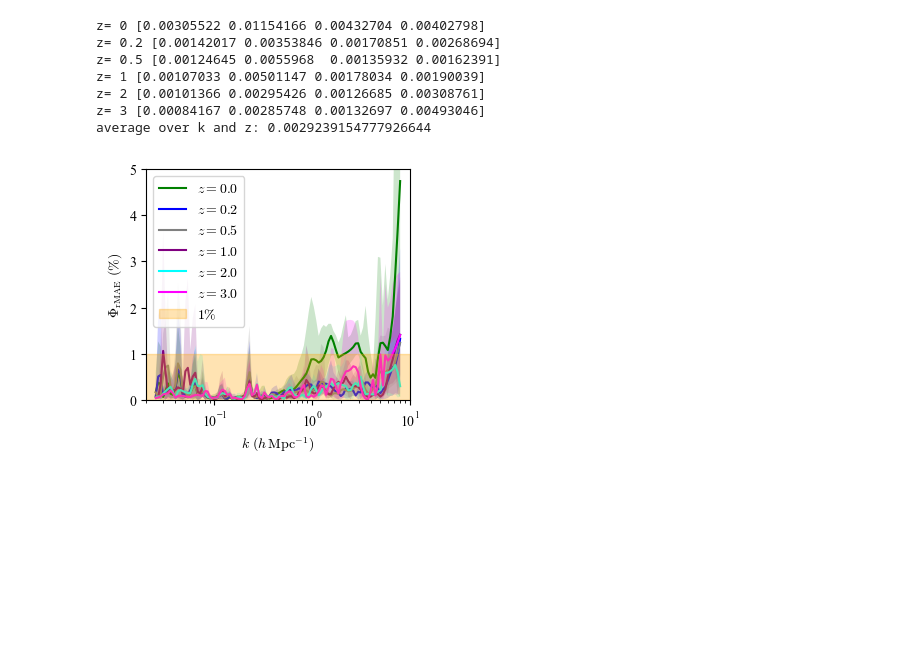
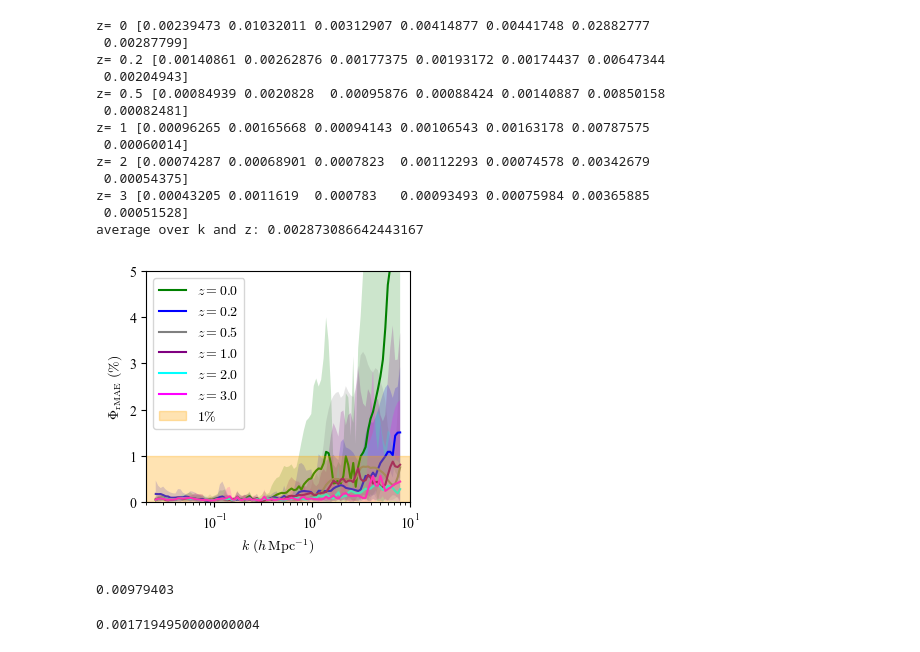
Before and after one commit to astro-YYH/GokuEmu, a Jupyter notebook: loo_error/loo_relative_errors_narrow.ipynb, the cells around one changed output. Drawn from its saved outputs; the diff is of its cells as text; code cells hidden in the pictures; blank space fills up the shorter version.

Commit message:
loo 7HF plot

```diff
--- a/loo_error/loo_relative_errors_narrow.ipynb
+++ b/loo_error/loo_relative_errors_narrow.ipynb
@@ -63,10 +63,12 @@ def rel_dif(x1, y1, x2, y2):
     delta_y = (interp_y2 - interp_y1) / interp_y1
     return common_x, delta_y
 # %%
-def rMAE_av_cosmo(pred_parent, sim_parent, z, n_HF):
+def rMAE_av_cosmo(pred_parent, sim_parent, z, n_HF, exclude=None):
     Ps_pred, nz_ind = load_pred(pred_parent, z, n_HF)
     k_sim, Ps_sim = load_sim(sim_parent, z, nz_ind)
     k, rAEs = rel_MAEs(k_sim, Ps_sim, k_sim, Ps_pred)
+    if exclude is not None:  # exclude some cosmologies
+        rAEs = np.delete(rAEs, exclude, axis=0)
     rMAE_av = np.mean(rAEs, axis=0)
 
     rAE_av_k = np.mean(rAEs, axis=1)
@@ -75,6 +77,19 @@ def rMAE_av_cosmo(pred_parent, sim_parent, z, n_HF):
     # min and max
     rMAE_min, rMAE_max = np.min(rAEs, axis=0), np.max(rAEs, axis=0)
     return k, rMAE_av, rMAE_min, rMAE_max, rAEs
+
+# def rMAE_av_cosmo(pred_parent, sim_parent, z, n_HF):
+#     Ps_pred, nz_ind = load_pred(pred_parent, z, n_HF)
+#     k_sim, Ps_sim = load_sim(sim_parent, z, nz_ind)
+#     k, rAEs = rel_MAEs(k_sim, Ps_sim, k_sim, Ps_pred)
+#     rMAE_av = np.mean(rAEs, axis=0)
+
+#     rAE_av_k = np.mean(rAEs, axis=1)
+#     print('z=', z, rAE_av_k)
+#     # print('z=', z, rAEs)
+#     # min and max
+#     rMAE_min, rMAE_max = np.min(rAEs, axis=0), np.max(rAEs, axis=0)
+#     return k, rMAE_av, rMAE_min, rMAE_max, rAEs
 
 def load_pred(pred_parent, z, n_HF):
     Ps_pred = []
@@ -95,8 +110,8 @@ def load_pred(pred_parent, z, n_HF):
     return Ps_pred, nz_ind
 
 def load_sim(sim_parent, z, nz_ind):
-    file_path = os.path.join(sim_parent, 'matter_power_564_Box1000_Part750_4_Box1000_Part3000_z%s/train_output_fidelity_1.txt' % z)
-    k_path = os.path.join(sim_parent, 'matter_power_564_Box1000_Part750_4_Box1000_Part3000_z%s/kf.txt' % z)
+    file_path = os.path.join(sim_parent, 'matter_power_564_Box1000_Part750_7_Box1000_Part3000_z%s/train_output_fidelity_1.txt' % z)
+    k_path = os.path.join(sim_parent, 'matter_power_564_Box1000_Part750_7_Box1000_Part3000_z%s/kf.txt' % z)
     lg_Ps = np.loadtxt(file_path)
     lg_Ps = lg_Ps[nz_ind]
     Ps_sim = 10**lg_Ps
@@ -135,7 +150,7 @@ def rel_MAEs(x1, y1, x2, y2):
 # relative
 # sim_parent = "/work2/01317/yyang440/frontera/cosmo_11p_sims/data_for_emu" # frontera
 sim_parent = "../data/narrow"
-pred_parent = './loo_narrow_upper/'
+pred_parent = './loo_narrow_upper_7HF/'
 
 fig, ax = plt.subplots(figsize=(3.4,3.))
 plt.rcParams['font.family'] = 'Times New Roman'
@@ -160,7 +175,7 @@ for i, scale in enumerate(a):
     c = color_list[i]
     # k_L1, Pk_L1 = load_rebin(os.path.join(sim_L1, "output/powerspectrum-%.4f.txt" % scale))
     # k_L2, Pk_L2 = load_rebin(os.path.join(sim_L2, "output/powerspectrum-%.4f.txt" % scale))
-    k, rMAE, rMAE_min, rMAE_max, rAEs = rMAE_av_cosmo(pred_parent, sim_parent, zs_str[i], 4)
+    k, rMAE, rMAE_min, rMAE_max, rAEs = rMAE_av_cosmo(pred_parent, sim_parent, zs_str[i], 7)
     rMAE_zs.append(rMAE.mean())
     # k_HF, Pk_HF = load_rebin(os.path.join(sim_HF, "output/powerspectrum-%.4f.txt" % scale))
     # k_li, Pk_li = np.loadtxt(os.path.join(sim_HF, "camb_linear/ics_matterpow_%s.dat" % zs_str[i]), usecols=(0,1), unpack=True)
@@ -187,38 +202,52 @@ print('average over k and z:', rMAE_zs_mean)
 ax.set_ylabel(r'$\Phi_{\mathrm{rMAE}}\ (\%)$')
 # plt.xlabel(r'$k\ (h\,\mathrm{Mpc}^{-1})$')
 # plt.ylabel(r'$P(k)\ (h^{-3}\mathrm{Mpc}^3)$')
 # ax.plot([], [], color='black', label='HF')
 # ax.plot([], [], color='black', label='HF w.r.t. Linear')
 # ax.plot([], [], color='black', linestyle='--', label='L2 w.r.t. HF')
 ax.set_ylim(0., 5)
 ax.set_xscale('log')
 ax.set_xlabel(r'$k\ (h\,\mathrm{Mpc}^{-1})$')
 # ax.set_ylabel(r'$(P_\mathrm{HF}-P_\mathrm{Li})/P_\mathrm{Li}$')
 
 xlim1 = .02
 xlim2 = 10
 ax.set_xlim(xlim1, xlim2)
 
 square = patches.Rectangle((xlim1, -0.0), xlim2-xlim1, 1, color='orange', alpha=.3, zorder=2, label=r'$1\%$')  # alpha ranges from 0 (transparent) to 1 (opaque)
 # square1 = patches.Rectangle((xlim1, -0.01), xlim2-xlim1, 0.02, color='blue', alpha=.3, zorder=2, label=r'$1\%$')  # alpha ranges from 0 (transparent) to 1 (opaque)
 
 # Add the square to the axes
 ax.add_patch(square)
 # ax.add_patch(square1)
 ax.legend(loc='upper left')
 # ax.set_yticks([-0.2,-.1,0,.1,.2])
 
 # plt.xlim([0.005, 100])
 # plt.ylim([.01,4e5])
 # plt.ylim([-.3, .3])
 plt.show()
 # plt.savefig('matter_pow_nonl_linear_ratio.pdf', bbox_inches='tight')
 # %% [output]
-z= 0 [0.00305522 0.01154166 0.00432704 0.00402798]
-z= 0.2 [0.00142017 0.00353846 0.00170851 0.00268694]
-z= 0.5 [0.00124645 0.0055968  0.00135932 0.00162391]
-z= 1 [0.00107033 0.00501147 0.00178034 0.00190039]
-z= 2 [0.00101366 0.00295426 0.00126685 0.00308761]
-z= 3 [0.00084167 0.00285748 0.00132697 0.00493046]
-average over k and z: 0.0029239154777926644
+z= 0 [0.00239473 0.01032011 0.00312907 0.00414877 0.00441748 0.02882777
+ 0.00287799]
+z= 0.2 [0.00140861 0.00262876 0.00177375 0.00193172 0.00174437 0.00647344
+ 0.00204943]
+z= 0.5 [0.00084939 0.0020828  0.00095876 0.00088424 0.00140887 0.00850158
+ 0.00082481]
+z= 1 [0.00096265 0.00165668 0.00094143 0.00106543 0.00163178 0.00787575
+ 0.00060014]
+z= 2 [0.00074287 0.00068901 0.0007823  0.00112293 0.00074578 0.00342679
+ 0.00054375]
+z= 3 [0.00043205 0.0011619  0.000783   0.00093493 0.00075984 0.00365885
+ 0.00051528]
+average over k and z: 0.002873086642443167
-[figure, old version]
+[figure, new version]
+# %%
+(0.02882777 + 0.00647344 + 0.00850158 + 0.00787575 + 0.00342679 + 0.00365885)/6
+# %% [output]
+0.00979403
+# %%
+(.002873 * 42 - 0.00979403 * 6) / 36
+# %% [output]
+0.0017194950000000004
```
Also changed, not shown: parts of 1 cell of this notebook, 1 other file.
